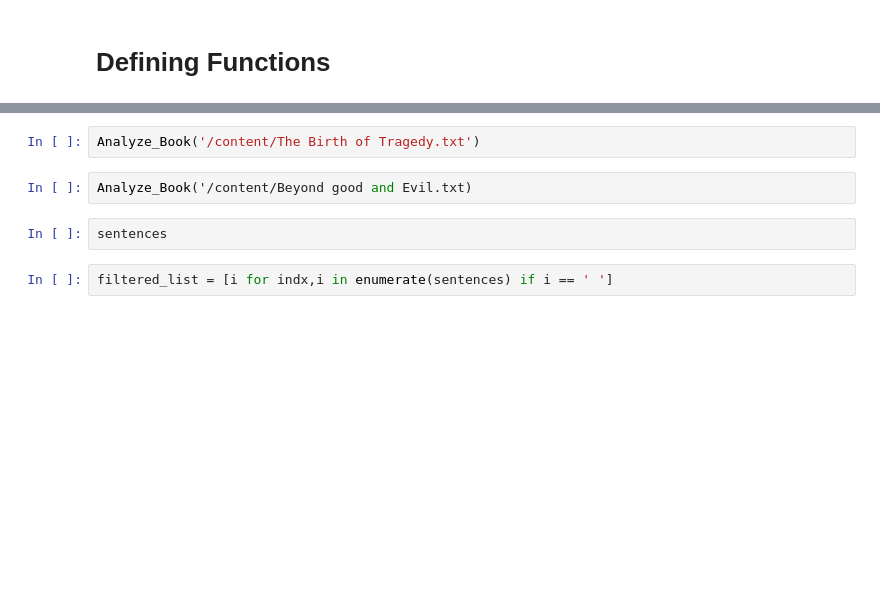
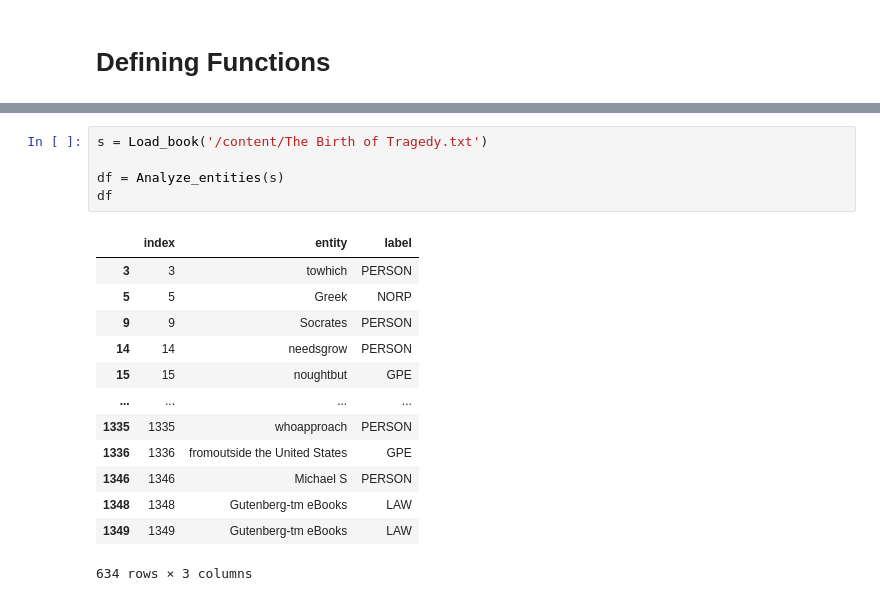
Before and after one commit to KhaldounN/Files-, a Jupyter notebook: FINAL_DSF.ipynb, the cells around one changed output, grey strips where cells are left out. Drawn from its saved outputs; the diff is of its cells as text; blank space fills up the shorter version.

```diff
--- a/FINAL_DSF.ipynb
+++ b/FINAL_DSF.ipynb
@@ -374,9 +385,20 @@ Analyze_Book('/content/On the Genealogy of Morality.txt')
 [figure]
 # %%
-Analyze_Book('/content/The Birth of Tragedy.txt')
+s = Load_book('/content/The Birth of Tragedy.txt')
+
+df = Analyze_entities(s)
+df
+# %% [output]
+|  | index | entity | label |
+| 3 | 3 | towhich | PERSON |
+| 5 | 5 | Greek | NORP |
+| 9 | 9 | Socrates | PERSON |
+| 14 | 14 | needsgrow | PERSON |
+| 15 | 15 | noughtbut | GPE |
+| ... | ... | ... | ... |
+| 1335 | 1335 | whoapproach | PERSON |
+| 1336 | 1336 | fromoutside the United States | GPE |
+| 1346 | 1346 | Michael S | PERSON |
+| 1348 | 1348 | Gutenberg-tm eBooks | LAW |
+| 1349 | 1349 | Gutenberg-tm eBooks | LAW |
+634 rows × 3 columns
-# %%
-Analyze_Book('/content/Beyond good and Evil.txt)
-# %%
-sentences
-# %%
-filtered_list = [i for indx,i in enumerate(sentences) if i == ' ']
```
Also changed, not shown: parts of 12 cells of this notebook.
